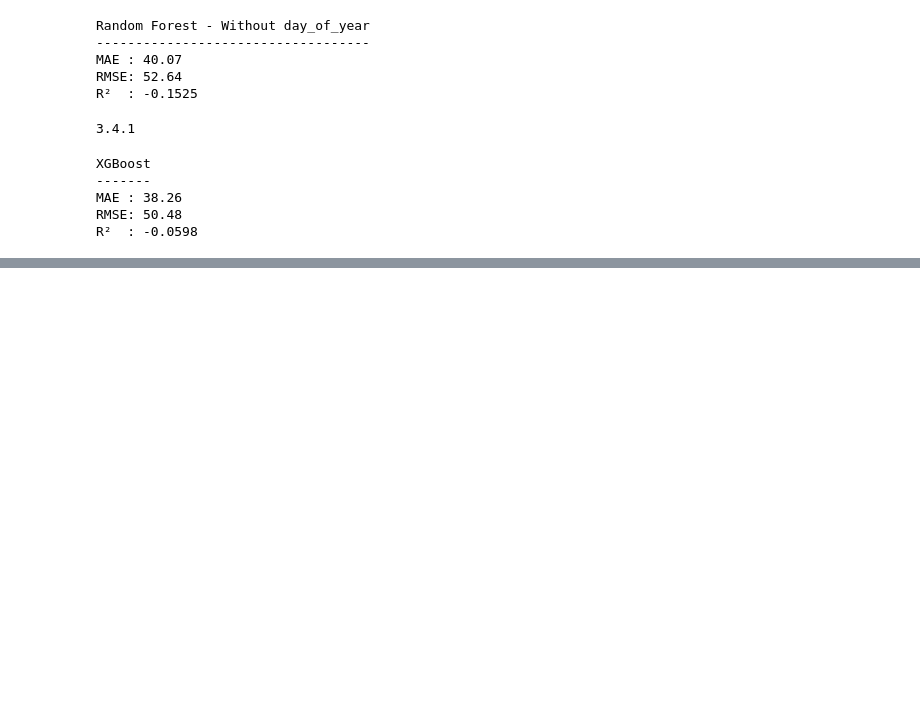
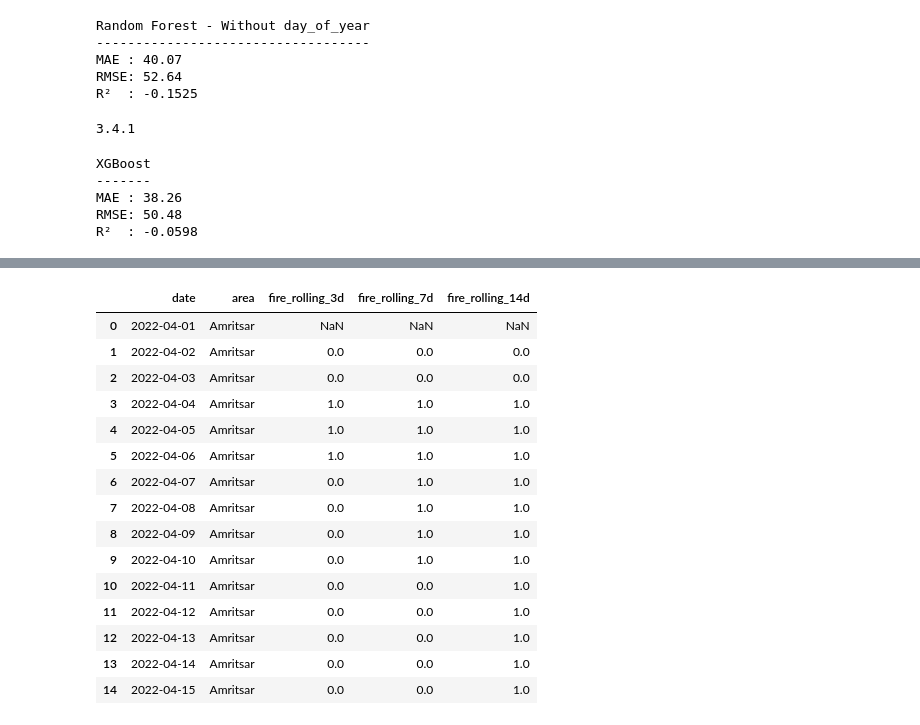
Before and after one commit to its-vaibhav34/airshield-ai, a Jupyter notebook: ml/notebooks/01_data_exploration.ipynb, the cells around one changed output, grey strips where cells are left out. Drawn from its saved outputs; the diff is of its cells as text; code cells hidden in the pictures; blank space fills up the shorter version.

```diff
--- a/ml/notebooks/01_data_exploration.ipynb
+++ b/ml/notebooks/01_data_exploration.ipynb
@@ -2011,0 +2122,97 @@ R²  : -0.0598
+# %%
+# ============================================================
+# CREATE LEAKAGE-SAFE FIRE ROLLING FEATURES
+# ============================================================
+
+rolling_df = model_df[["date", "area", "fireCount"]].copy()
+
+rolling_df["date"] = pd.to_datetime(rolling_df["date"])
+
+rolling_df = rolling_df.sort_values(
+    ["area", "date"]
+).reset_index(drop=True)
+
+
+# ------------------------------------------------------------
+# Calculate rolling features separately for each area
+# ------------------------------------------------------------
+
+rolling_df["fire_rolling_3d"] = np.nan
+rolling_df["fire_rolling_7d"] = np.nan
+rolling_df["fire_rolling_14d"] = np.nan
+
+
+for area in rolling_df["area"].unique():
+
+    mask = rolling_df["area"] == area
+
+    temp = rolling_df.loc[mask, ["date", "fireCount"]].copy()
+
+    temp = temp.sort_values("date").set_index("date")
+
+    # Exclude today's fireCount
+    temp["fire_rolling_3d"] = (
+        temp["fireCount"]
+        .rolling("3D", closed="left")
+        .sum()
+    )
+
+    temp["fire_rolling_7d"] = (
+        temp["fireCount"]
+        .rolling("7D", closed="left")
+        .sum()
+    )
+
+    temp["fire_rolling_14d"] = (
+        temp["fireCount"]
+        .rolling("14D", closed="left")
+        .sum()
+    )
+
+    # Put calculated values back into original dataframe
+    rolling_df.loc[mask, "fire_rolling_3d"] = (
+        temp["fire_rolling_3d"].values
+    )
+
+    rolling_df.loc[mask, "fire_rolling_7d"] = (
+        temp["fire_rolling_7d"].values
+    )
+
+    rolling_df.loc[mask, "fire_rolling_14d"] = (
+        temp["fire_rolling_14d"].values
+    )
+
+
+# ------------------------------------------------------------
+# Keep only required columns
+# ------------------------------------------------------------
+
+rolling_features = rolling_df[
+    [
+        "date",
+        "area",
+        "fire_rolling_3d",
+        "fire_rolling_7d",
+        "fire_rolling_14d"
+    ]
+].copy()
+
+
+rolling_features.head(15)
+# %% [output]
+|  | date | area | fire_rolling_3d | fire_rolling_7d | fire_rolling_14d |
+| 0 | 2022-04-01 | Amritsar | NaN | NaN | NaN |
+| 1 | 2022-04-02 | Amritsar | 0.0 | 0.0 | 0.0 |
+| 2 | 2022-04-03 | Amritsar | 0.0 | 0.0 | 0.0 |
+| 3 | 2022-04-04 | Amritsar | 1.0 | 1.0 | 1.0 |
+| 4 | 2022-04-05 | Amritsar | 1.0 | 1.0 | 1.0 |
+| 5 | 2022-04-06 | Amritsar | 1.0 | 1.0 | 1.0 |
+| 6 | 2022-04-07 | Amritsar | 0.0 | 1.0 | 1.0 |
+| 7 | 2022-04-08 | Amritsar | 0.0 | 1.0 | 1.0 |
+| 8 | 2022-04-09 | Amritsar | 0.0 | 1.0 | 1.0 |
+| 9 | 2022-04-10 | Amritsar | 0.0 | 1.0 | 1.0 |
+| 10 | 2022-04-11 | Amritsar | 0.0 | 0.0 | 1.0 |
+| 11 | 2022-04-12 | Amritsar | 0.0 | 0.0 | 1.0 |
+| 12 | 2022-04-13 | Amritsar | 0.0 | 0.0 | 1.0 |
+| 13 | 2022-04-14 | Amritsar | 0.0 | 0.0 | 1.0 |
+| 14 | 2022-04-15 | Amritsar | 0.0 | 0.0 | 1.0 |
```
Also changed, not shown: parts of 23 cells of this notebook, 3 other files.
